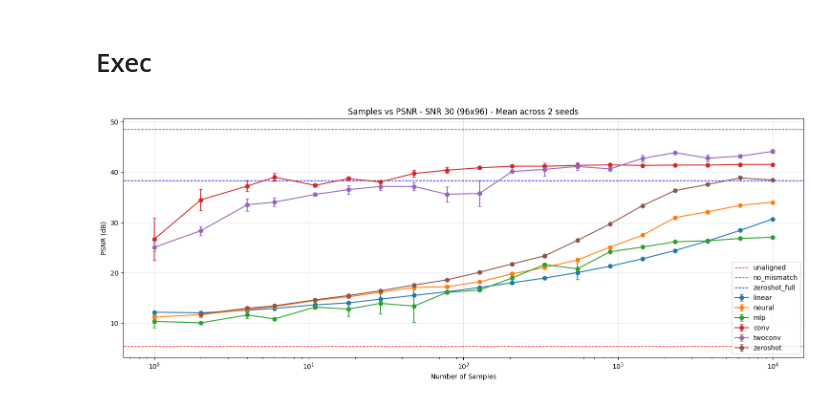
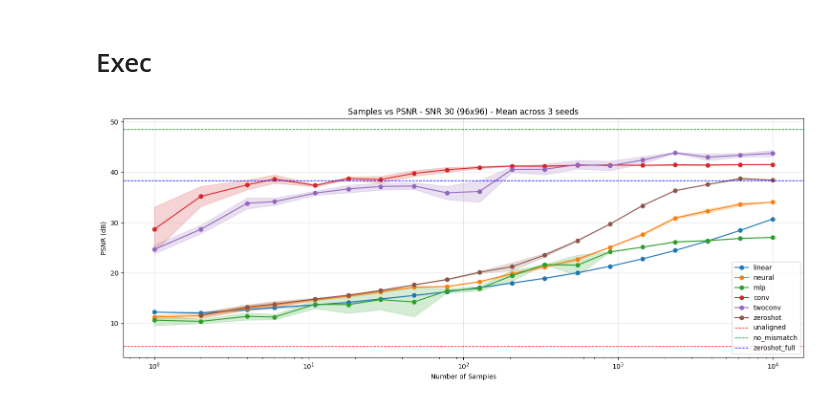
Before and after one commit to LorenzoPannacci/DJSCC-Semantic-Equalization, a Jupyter notebook: alignment/curves.ipynb, the cells around one changed output. Cells and saved outputs as stored; diff of their text form; code cells hidden in the pictures.

Commit message:
done seed 44, fixed file names

```diff
--- a/alignment/curves.ipynb
+++ b/alignment/curves.ipynb
@@ -81,10 +81,20 @@ def plot_psnr_analysis(snr=30, seeds=[42], types=["linear", "neural", "mlp", "co
                 mean_psnr.append(np.mean(psnr_values))
                 std_psnr.append(np.std(psnr_values))
 
-            # Plot mean with error bars (standard deviation)
-            plt.errorbar(sample_counts, mean_psnr, yerr=std_psnr,
-                        marker='o', label=f'{aligner_type}',
-                        capsize=3, capthick=1)
+            # Convert to numpy arrays for easier manipulation
+            sample_counts = np.array(sample_counts)
+            mean_psnr = np.array(mean_psnr)
+            std_psnr = np.array(std_psnr)
+
+            # Plot mean line
+            line = plt.plot(sample_counts, mean_psnr, marker='o', label=f'{aligner_type}')[0]
+
+            # Fill area representing standard deviation
+            plt.fill_between(sample_counts,
+                           mean_psnr - std_psnr,
+                           mean_psnr + std_psnr,
+                           alpha=0.2,
+                           color=line.get_color())
 
     # Plot baseline horizontal lines
     if unaligned_values:
@@ -110,6 +120,6 @@ def plot_psnr_analysis(snr=30, seeds=[42], types=["linear", "neural", "mlp", "co
 # %% [markdown]
 # Exec
 # %%
-plot_psnr_analysis(snr=30, seeds=[42, 43])
+plot_psnr_analysis(snr=30, seeds=[42, 43, 44])
 # %% [output]
-[figure, old version]
+[figure, new version]
```
Also changed, not shown: 1 other file.
